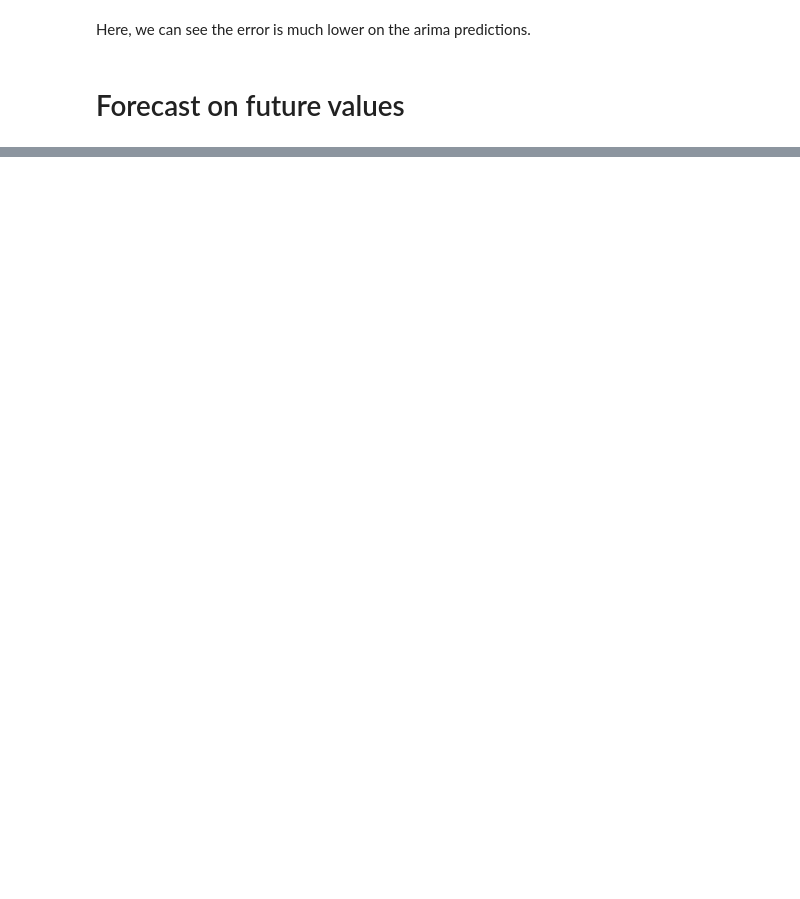
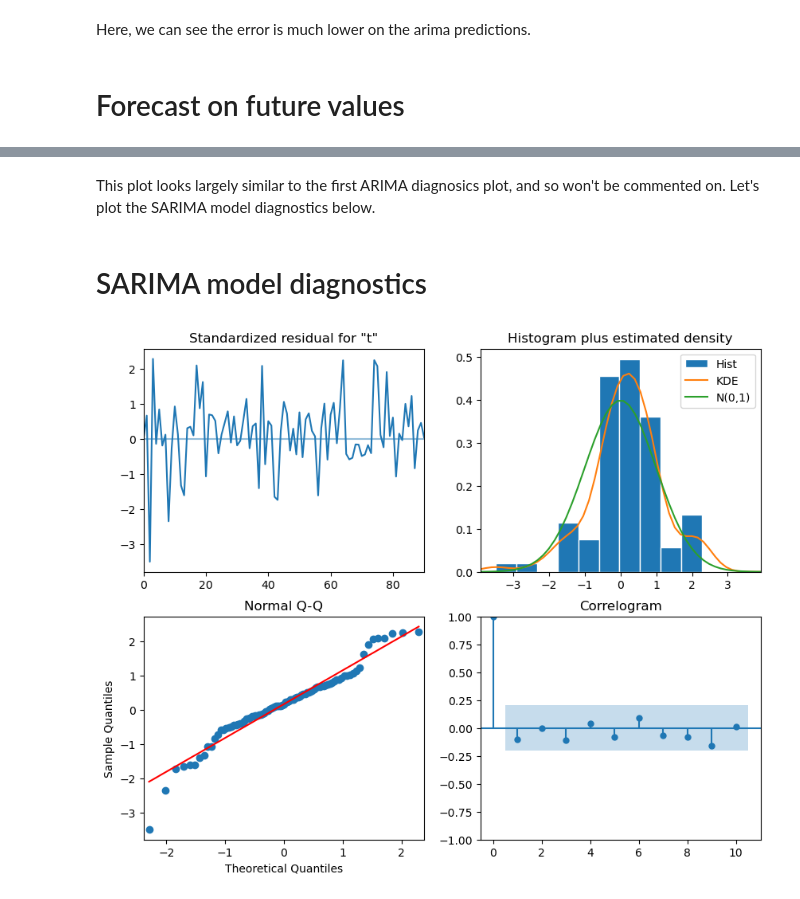
Before and after one commit to kcj-coding/Python-coding, a Jupyter notebook: python-time-series-forecasting1.ipynb, the cells around one changed output, grey strips where cells are left out. Cells and saved outputs as stored; diff of their text form; code cells hidden in the pictures; blank space fills up the shorter version.

```diff
--- a/python-time-series-forecasting1.ipynb
+++ b/python-time-series-forecasting1.ipynb
@@ -369,0 +660,8 @@ ax.legend(loc=2);
+# %%
+# because the differencing (integration) term d is used, we do not need to manipulate the dataframe data
+
+time_lag = 12 # if there is any pattern to take into account for testing e.g. a 12 month season or no season at all
+data_points_to_test_from = 4
+
+train = df.test[:-(data_points_to_test_from)] # all data points except the last 4
+test = df.test.iloc[-(data_points_to_test_from):] # from 4 data points before the end of the datapoints, to the end of the datapoints
@@ -369,0 +713,34 @@ ax.legend(loc=2);
+# %%
+# ARIMA model
+# select lowest aic score p and q value
+p_use_ARIMA = results_df_ARIMA['p'][0]
+q_use_ARIMA = results_df_ARIMA['q'][0]
+P_use_ARIMA = results_df_ARIMA['P'][0]
+Q_use_ARIMA = results_df_ARIMA['Q'][0]
+
+print(f"the value of p to use for ARIMA is: {p_use_ARIMA}")
+print(f"the value of q to use for ARIMA is: {q_use_ARIMA}")
+print(f"the value of P to use for ARIMA is: {P_use_ARIMA}")
+print(f"the value of Q to use for ARIMA is: {Q_use_ARIMA}")
+print(f"the lowest model aic for ARIMA is: {results_df_ARIMA['aic'][0]}")
+
+# fit the model
+model_ARIMA = SARIMAX(train,order=(p_use_ARIMA,d,q_use_ARIMA),seasonal_order=(P_use_ARIMA,D_ARIMA,Q_use_ARIMA,s))
+model_ARIMA_fit = model_ARIMA.fit()
+
+# SARIMA model
+# select lowest aic score p and q value
+p_use_SARIMA = results_df_SARIMA['p'][0]
+q_use_SARIMA = results_df_SARIMA['q'][0]
+P_use_SARIMA = results_df_SARIMA['P'][0]
+Q_use_SARIMA = results_df_SARIMA['Q'][0]
+
+print(f"the value of p to use for SARIMA is: {p_use_SARIMA}")
+print(f"the value of q to use for SARIMA is: {q_use_SARIMA}")
+print(f"the value of P to use for SARIMA is: {P_use_SARIMA}")
+print(f"the value of Q to use for SARIMA is: {Q_use_SARIMA}")
+print(f"the lowest model aic for SARIMA is: {results_df_SARIMA['aic'][0]}")
+
+# fit the model
+model_SARIMA = SARIMAX(train,order=(p_use_SARIMA,d,q_use_SARIMA),seasonal_order=(P_use_SARIMA,D_SARIMA,Q_use_SARIMA,s))
+model_SARIMA_fit = model_SARIMA.fit()
@@ -369,0 +764,8 @@ ax.legend(loc=2);
+# %% [markdown]
+This plot looks largely similar to the first ARIMA diagnosics plot, and so won't be commented on. Let's plot the SARIMA model diagnostics below.
+# %% [markdown]
+# SARIMA model diagnostics
+# %%
+model_SARIMA_fit.plot_diagnostics(figsize=(10,8));
+# %% [output]
+[figure, added]
```
Also changed, not shown: parts of 59 cells of this notebook.
